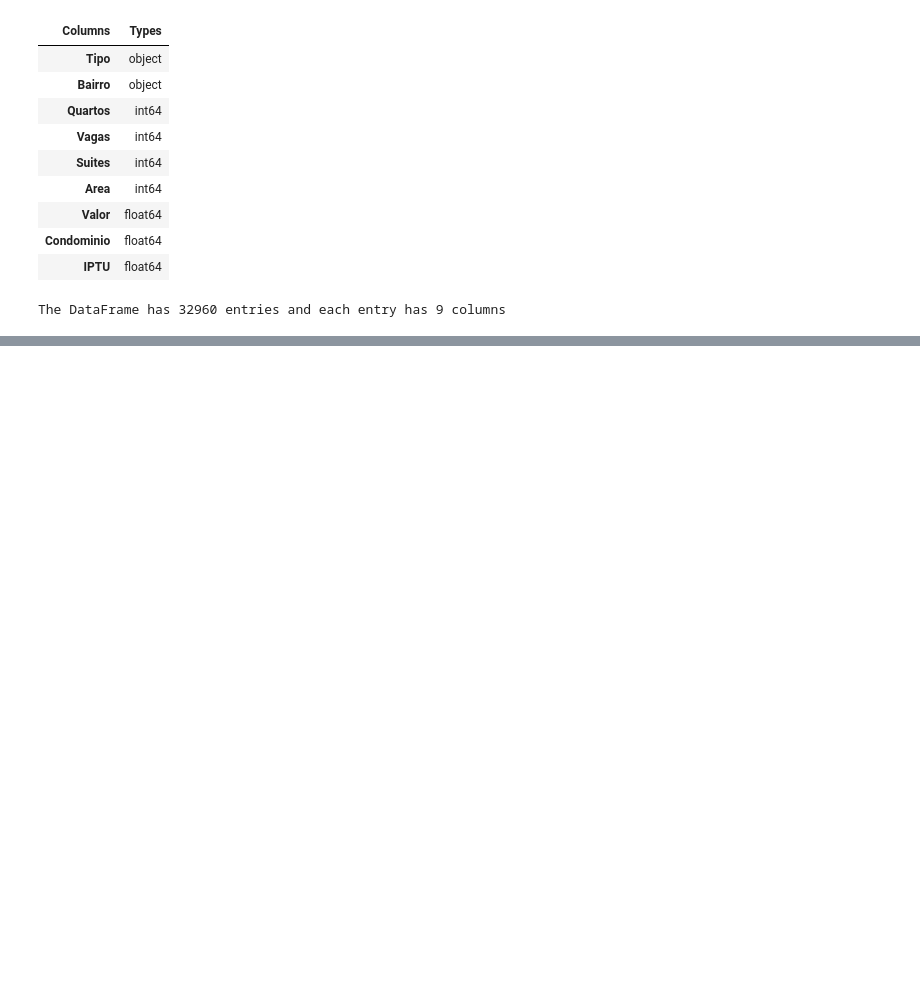
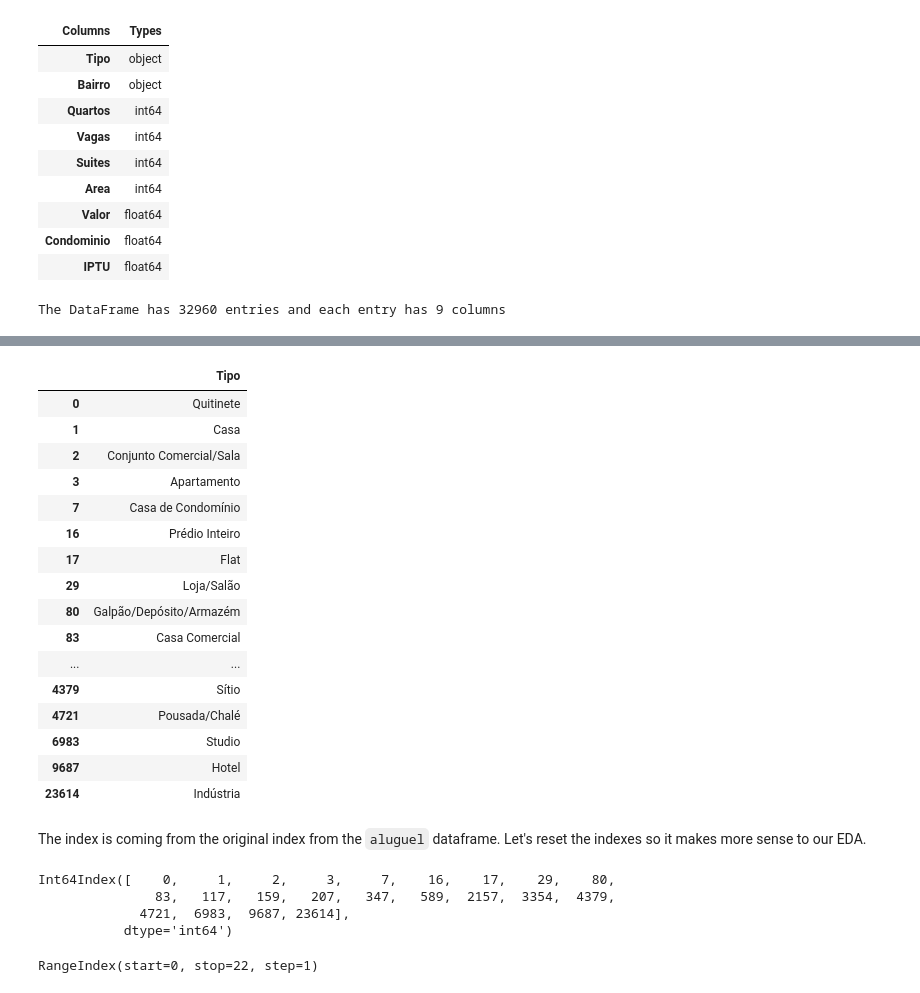
Before and after one commit to nathanqueija/myjourneytodatascience, a Jupyter notebook: 02_pandas_treating_and_analyzing_data/pandas.ipynb, the cells around one changed output, grey strips where cells are left out. Cells and saved outputs as stored; diff of their text form; code cells hidden in the pictures; blank space fills up the shorter version.

Commit message:
Adding extra example on creating data frames and series

```diff
--- a/02_pandas_treating_and_analyzing_data/pandas.ipynb
+++ b/02_pandas_treating_and_analyzing_data/pandas.ipynb
@@ -111,0 +119,3 @@ The DataFrame has 32960 entries and each entry has 9 columns
+# %%
+types = aluguel_df["Tipo"]
+types
@@ -111,0 +150,3 @@ The DataFrame has 32960 entries and each entry has 9 columns
+# %%
+unique_types_series = types.drop_duplicates()
+unique_types_series
@@ -111,0 +199,30 @@ The DataFrame has 32960 entries and each entry has 9 columns
+# %%
+property_types = pd.DataFrame(unique_types_series)
+property_types
+# %% [output]
+|  | Tipo |
+| 0 | Quitinete |
+| 1 | Casa |
+| 2 | Conjunto Comercial/Sala |
+| 3 | Apartamento |
+| 7 | Casa de Condomínio |
+| 16 | Prédio Inteiro |
+| 17 | Flat |
+| 29 | Loja/Salão |
+| 80 | Galpão/Depósito/Armazém |
+| 83 | Casa Comercial |
+| ... | ... |
+| 4379 | Sítio |
+| 4721 | Pousada/Chalé |
+| 6983 | Studio |
+| 9687 | Hotel |
+| 23614 | Indústria |
+# %% [markdown]
+The index is coming from the original index from the `aluguel` dataframe. Let's reset the indexes so it makes more sense to our EDA.
+# %%
+property_types.index
+# %% [output]
+Int64Index([    0,     1,     2,     3,     7,    16,    17,    29,    80,
+               83,   117,   159,   207,   347,   589,  2157,  3354,  4379,
+             4721,  6983,  9687, 23614],
+           dtype='int64')
@@ -111,0 +231,4 @@ The DataFrame has 32960 entries and each entry has 9 columns
+# %%
+property_types.index
+# %% [output]
+RangeIndex(start=0, stop=22, step=1)
```
Also changed, not shown: parts of 12 cells of this notebook, 1 other file.
